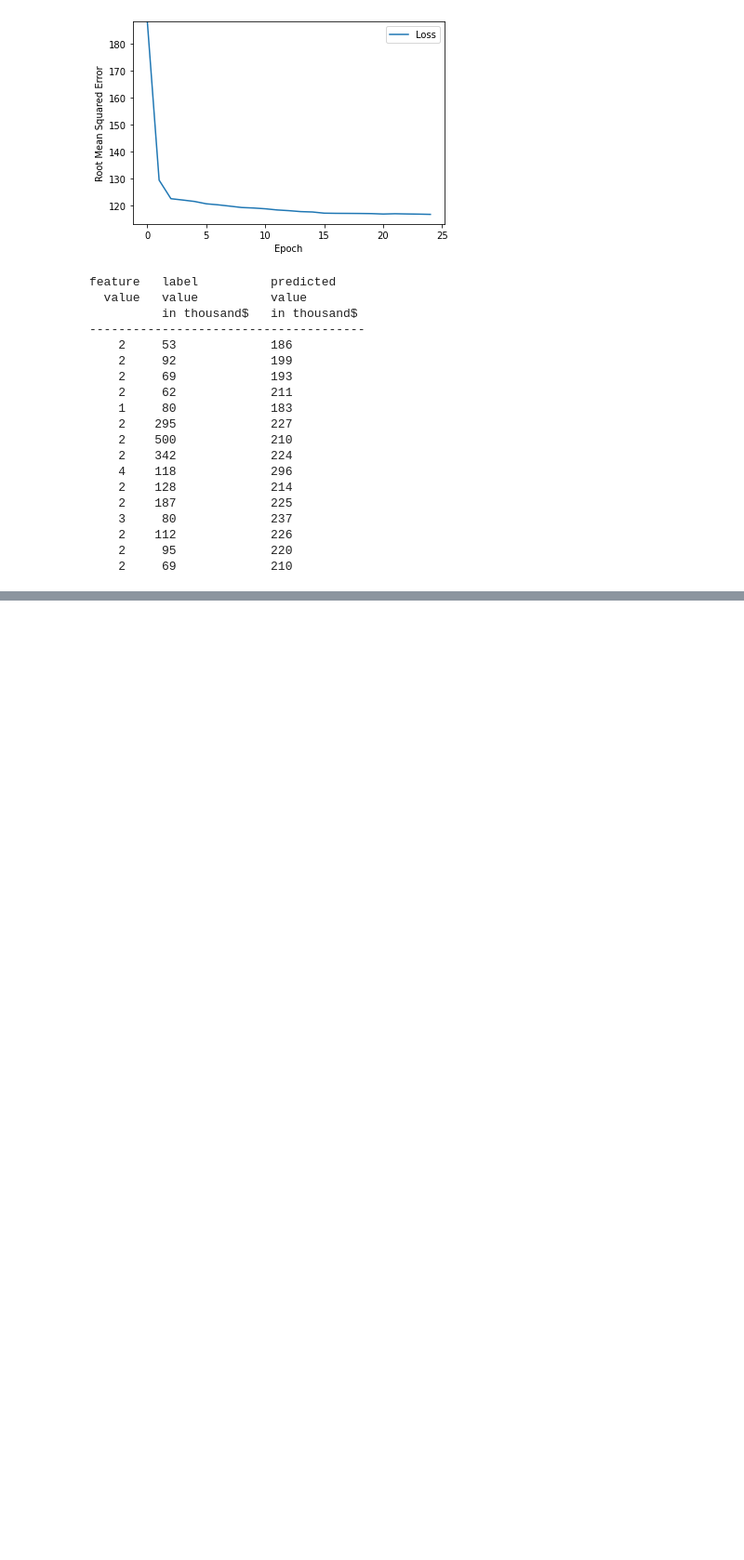
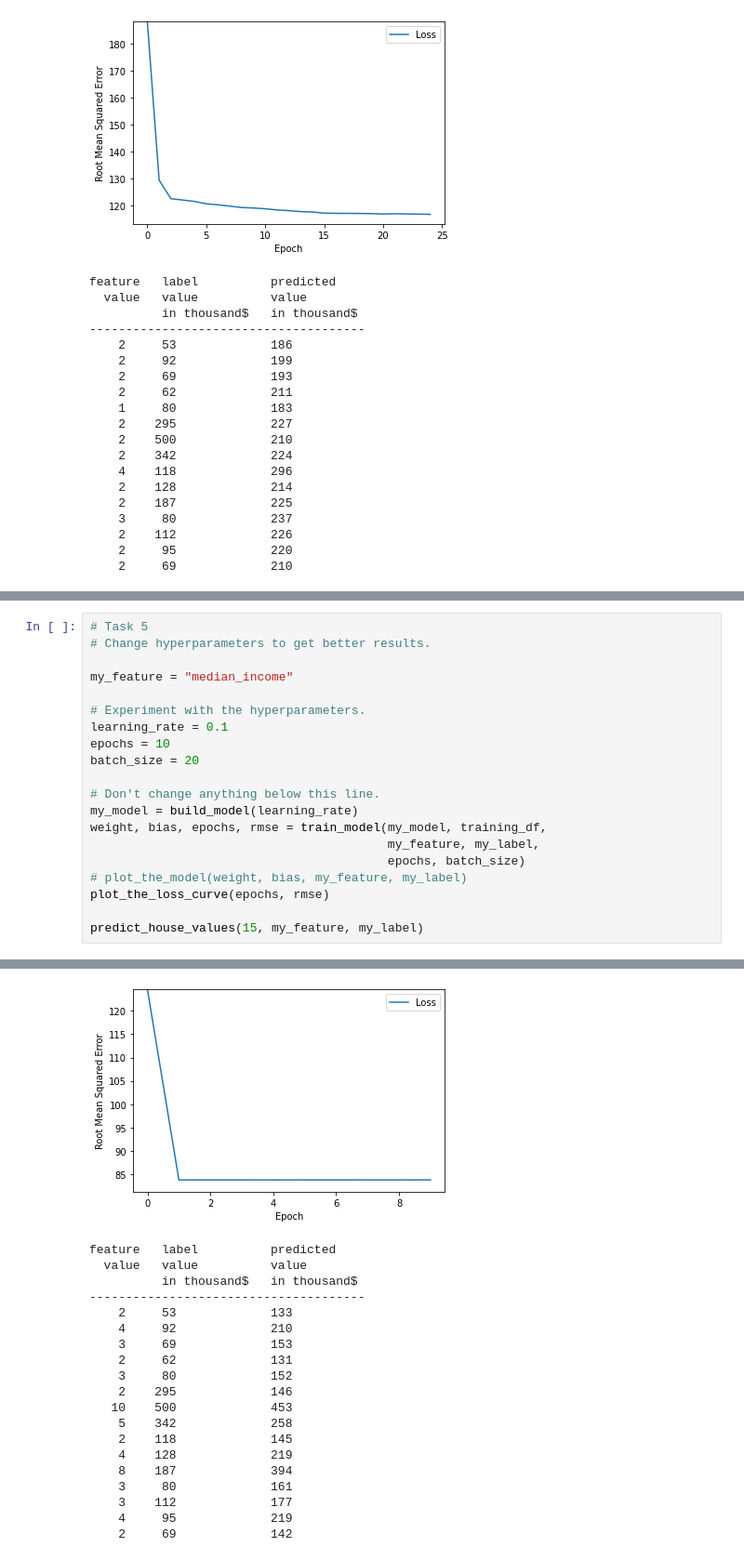
Before and after one commit to RainingK/Google-ML-Crash-Course, a Jupyter notebook: 4. First Steps With Tensor Flow/2. linearRegressionWithARealDataset.ipynb, the cells around one changed output, grey strips where cells are left out. Shown at 93% size. Cells and saved outputs as stored; diff of their text form; blank space fills up the shorter version.

```diff
--- a/4. First Steps With Tensor Flow/2. linearRegressionWithARealDataset.ipynb
+++ b/4. First Steps With Tensor Flow/2. linearRegressionWithARealDataset.ipynb
@@ -326,0 +342,21 @@ feature   label          predicted
+# %%
+# Task 5
+# Change hyperparameters to get better results.
+
+my_feature = "median_income"
+
+# Experiment with the hyperparameters.
+learning_rate = 0.1
+epochs = 10
+batch_size = 20
+
+# Don't change anything below this line.
+my_model = build_model(learning_rate)
+weight, bias, epochs, rmse = train_model(my_model, training_df,
+                                         my_feature, my_label,
+                                         epochs, batch_size)
+# plot_the_model(weight, bias, my_feature, my_label)
+plot_the_loss_curve(epochs, rmse)
+
+predict_house_values(15, my_feature, my_label)
+# %% [output]
@@ -326,0 +383,20 @@ feature   label          predicted
+[figure, added]
+feature   label          predicted
+  value   value          value
+          in thousand$   in thousand$
+--------------------------------------
+    2     53             133
+    4     92             210
+    3     69             153
+    2     62             131
+    3     80             152
+    2    295             146
+   10    500             453
+    5    342             258
+    2    118             145
+    4    128             219
+    8    187             394
+    3     80             161
+    3    112             177
+    4     95             219
+    2     69             142
```
Also changed, not shown: parts of 2 cells of this notebook.
